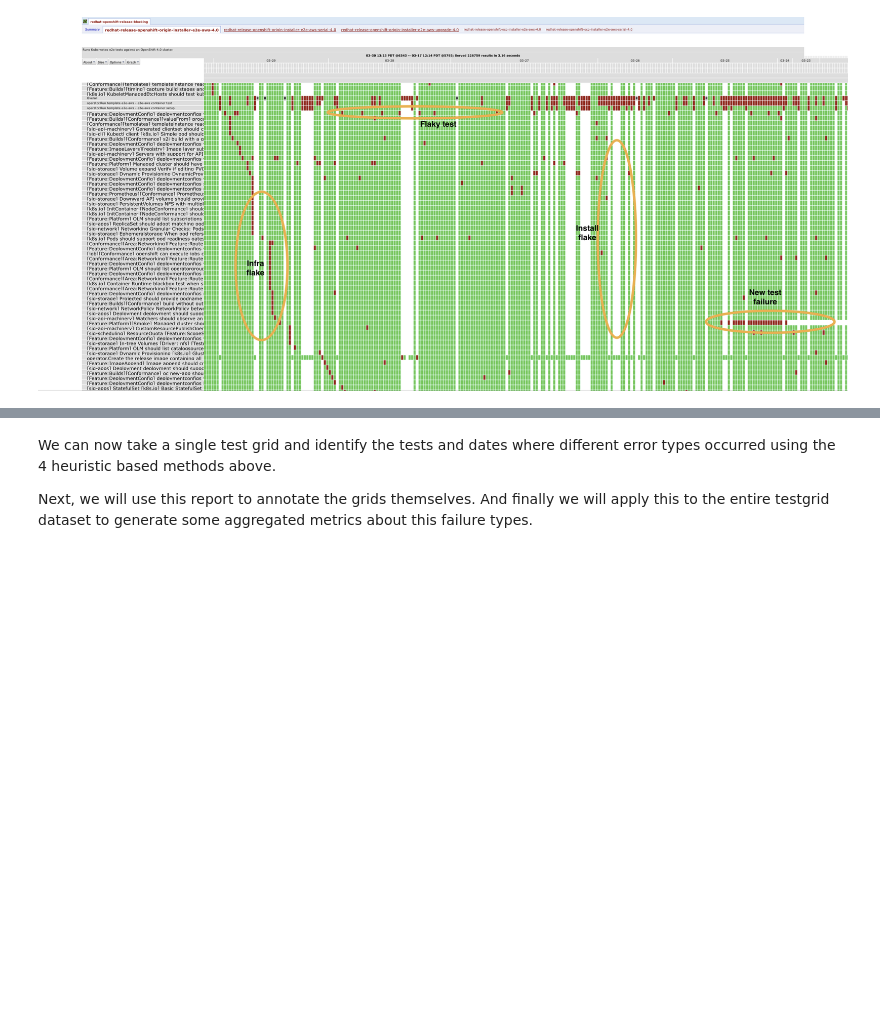
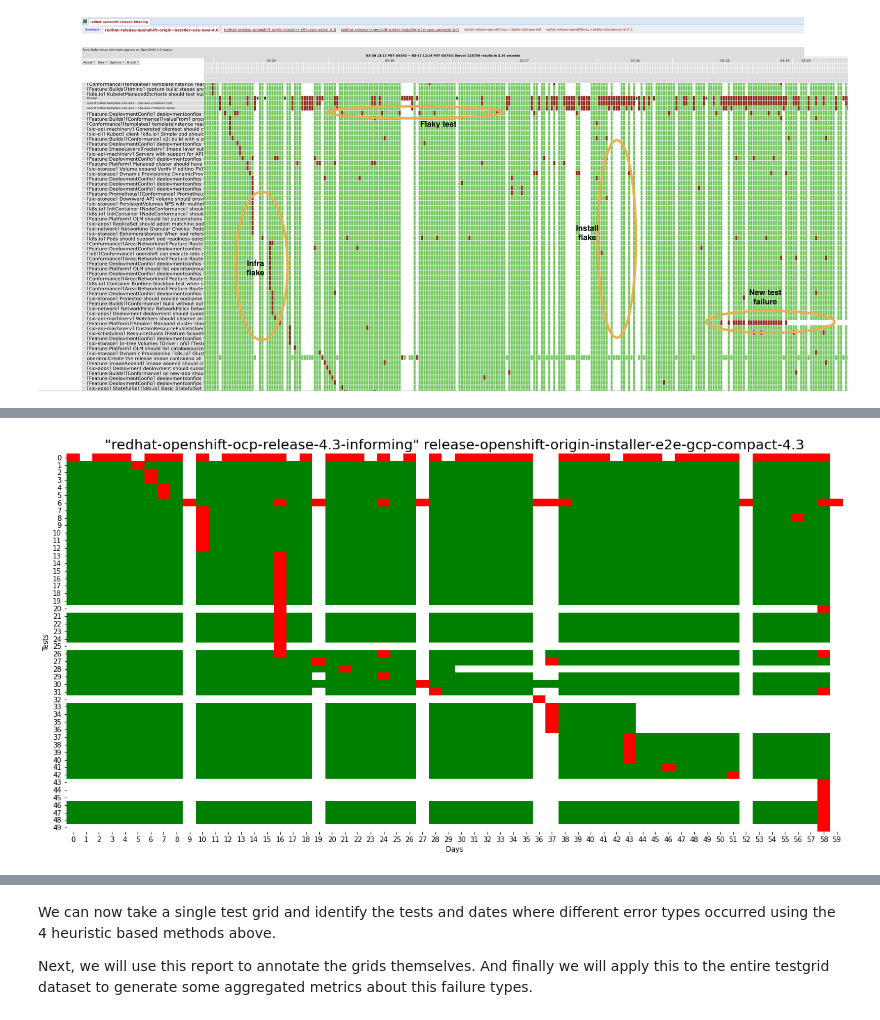
Before and after one commit to aicoe-aiops/ocp-ci-analysis, a Jupyter notebook: notebooks/failure-type-classification/failure_type_classifier.ipynb, the cells around one changed output, grey strips where cells are left out. Saved outputs shown, nothing was run; the diff lists cells and outputs as text; code cells hidden in the pictures; blank space fills up the shorter version.

Commit message:
Update `failure_type_classifier.ipynb` + helper function nb + elyra pipeline
Co-authored-by: Shrey Anand <shanand@redhat.com>

Co-authored-by: isabelizimm <izimmerman5298@floridapoly.edu>

```diff
--- a/notebooks/failure-type-classification/stage/failure_type_classifier.ipynb
+++ b/notebooks/failure-type-classification/failure_type_classifier.ipynb
@@ -40,0 +68,16 @@ from ipynb.fs.defs.testgrid_flakiness_detection import (  # noqa: E402
+# %%
+## Import data
+timestamp = datetime.datetime.today()
+filename = f"testgrid_{timestamp.day}{timestamp.month}.json"
+# timestamp = datetime.datetime(2021, 4, 14)
+
+if AUTOMATION:
+    filename = f"testgrid_{timestamp.day}{timestamp.month}.json"
+    cc = CephCommunication(s3_endpoint_url, s3_access_key, s3_secret_key, s3_bucket)
+    s3_object = cc.s3_resource.Object(s3_bucket, f"{s3_input_data_path}/{filename}")
+    file_content = s3_object.get()["Body"].read().decode("utf-8")
+    testgrid_data = json.loads(file_content)
+
+else:
+    with gzip.open(INPUT_DATA_PATH, "rb") as read_file:
+        testgrid_data = json.load(read_file)
@@ -86,9 +93,0 @@ plt.show()
-# %%
-# We want to re-map the values so that the output of the convolution will be more interpretable.
-def normalize(x):
-    if x == 1:
-        return 1
-    if x == 12:
-        return -1
-    if x == 0:
-        return 0
@@ -367,0 +94,5 @@ Test number 0 had new test failures at:
+# %%
+selected_dashboard = '"redhat-openshift-ocp-release-4.3-informing"'
+selected_job = "release-openshift-origin-installer-e2e-gcp-compact-4.3"
+# %%
+grid = testgrid_data[selected_dashboard][selected_job]["grid"]
@@ -367,0 +106,13 @@ Test number 0 had new test failures at:
+# %%
+plt.figure(figsize=(20, 10))
+cmap = colors.ListedColormap(["red", "white", "green"])
+sns.heatmap(x[:50], fmt="", cmap=cmap, cbar=False)
+plt.ylabel("Tests")
+plt.xlabel("Days")
+plt.title(
+    f"{selected_dashboard} {selected_job}",
+    fontsize=20,
+)
+plt.show()
+# %% [output]
+[figure, added]
```
Also changed, not shown: parts of 39 cells of this notebook, 4 other files.
